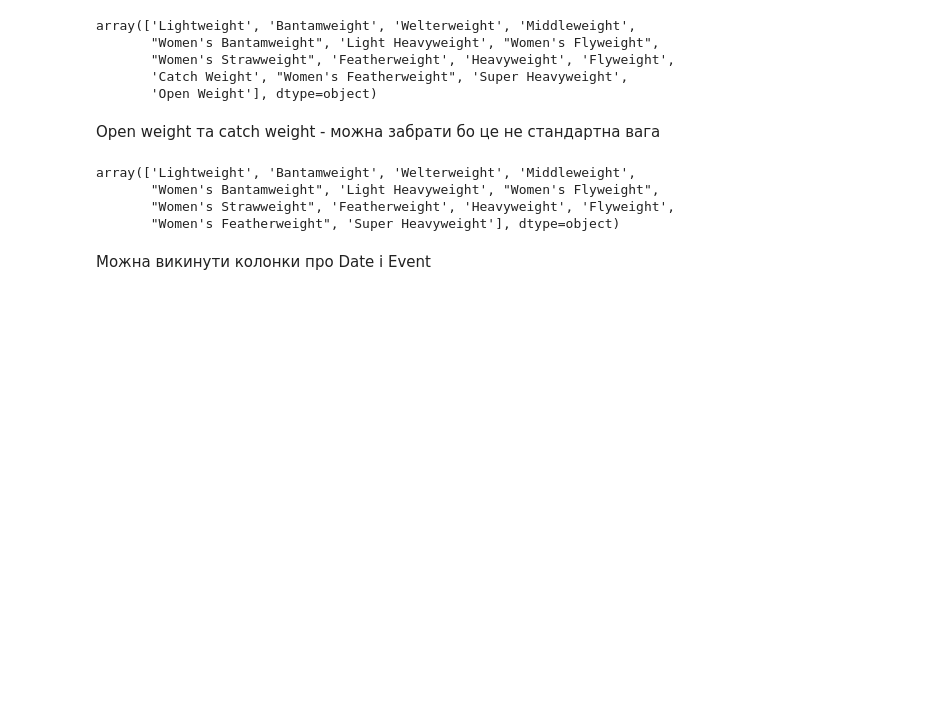
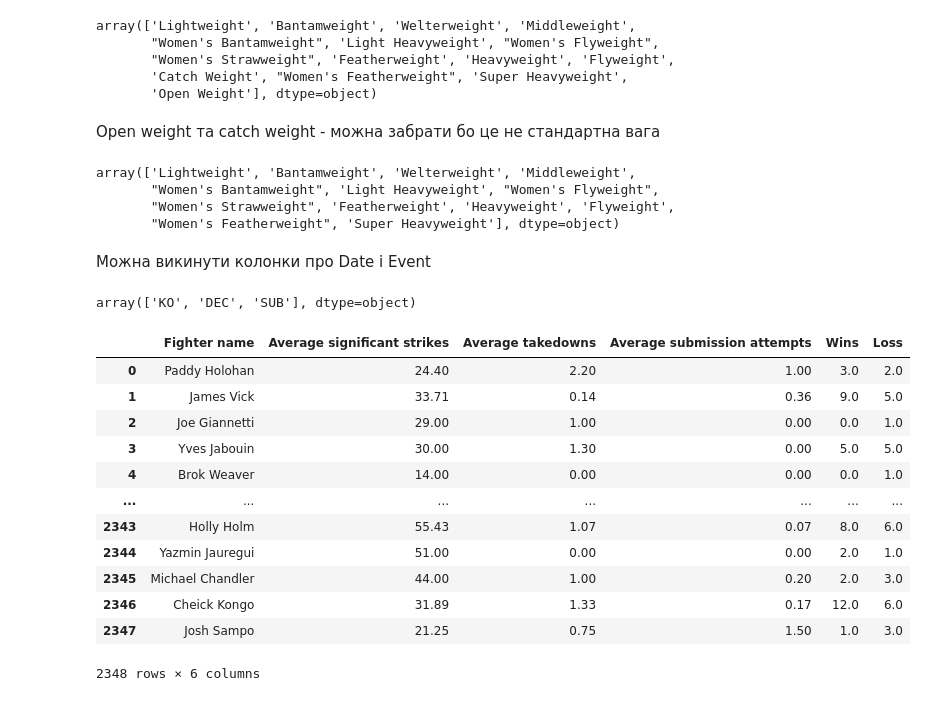
Before and after one commit to Vitaliypn/UFC_Econometrics_Research, a Jupyter notebook: project.ipynb, the cells around one changed output. Saved outputs shown, nothing was run; the diff lists cells and outputs as text; code cells hidden in the pictures; blank space fills up the shorter version.

Commit message:
Add fighters dataframe

```diff
--- a/project.ipynb
+++ b/project.ipynb
@@ -166,3 +167,70 @@ def de_remover(df: pd.DataFrame):
 
 
 df_fil = de_remover(df_fil)
+# %%
+def replace_method(method: str):
+    if "DEC" in method:
+        return "DEC"
+    elif "SUB" in method:
+        return "SUB"
+    elif "KO" in method:
+        return "KO"
+    elif "CNC" in method:
+        return "KO"
+
+df_fil["Method"] = df_fil["Method"].apply(replace_method)
+
+
+df_fil["Method"].unique()
+# %% [output]
+array(['KO', 'DEC', 'SUB'], dtype=object)
+# %%
+fighters = list(set(df_fil["Fighter 1"].unique()).union(set(df_fil["Fighter 2"].unique())))
+fighters_df = pd.DataFrame({"Fighter name": [],
+                            "Average significant strikes": [],
+                            "Average takedowns": [],
+                            "Average submission attempts": [],
+                            "Wins": [],
+                            "Loss": []})
+
+
+for ele in fighters:
+    win_df = df_fil.loc[df_fil["Fighter 1"] == ele]
+    lose_df = df_fil.loc[df_fil["Fighter 2"] == ele]
+
+    wins, losses = int(len(win_df.index)), int(len(lose_df.index))
+
+    amount_of_mentions = wins + losses
+
+    avg_strk = round((win_df["Fighter_1_STR"].sum() + lose_df["Fighter_2_STR"].sum())/amount_of_mentions, 2)
+    avg_tkd = round((win_df["Fighter_1_TD"].sum() + lose_df["Fighter_2_TD"].sum())/amount_of_mentions, 2)
+    avg_subs = round((win_df["Fighter_1_SUB"].sum() + lose_df["Fighter_2_SUB"].sum())/amount_of_mentions, 2)
+
+    data = {
+        "Fighter name": ele,
+        "Average significant strikes": [avg_strk],
+        "Average takedowns": [avg_tkd],
+        "Average submission attempts": [avg_subs],
+        "Wins": [wins],
+        "Loss": [losses]
+    }
+
+    fighters_df = pd.concat([fighters_df, pd.DataFrame(data)], ignore_index = True)
+
+
+
+fighters_df
+# %% [output]
+|  | Fighter name | Average significant strikes | Average takedowns | Average submission attempts | Wins | Loss |
+| 0 | Paddy Holohan | 24.40 | 2.20 | 1.00 | 3.0 | 2.0 |
+| 1 | James Vick | 33.71 | 0.14 | 0.36 | 9.0 | 5.0 |
+| 2 | Joe Giannetti | 29.00 | 1.00 | 0.00 | 0.0 | 1.0 |
+| 3 | Yves Jabouin | 30.00 | 1.30 | 0.00 | 5.0 | 5.0 |
+| 4 | Brok Weaver | 14.00 | 0.00 | 0.00 | 0.0 | 1.0 |
+| ... | ... | ... | ... | ... | ... | ... |
+| 2343 | Holly Holm | 55.43 | 1.07 | 0.07 | 8.0 | 6.0 |
+| 2344 | Yazmin Jauregui | 51.00 | 0.00 | 0.00 | 2.0 | 1.0 |
+| 2345 | Michael Chandler | 44.00 | 1.00 | 0.20 | 2.0 | 3.0 |
+| 2346 | Cheick Kongo | 31.89 | 1.33 | 0.17 | 12.0 | 6.0 |
+| 2347 | Josh Sampo | 21.25 | 0.75 | 1.50 | 1.0 | 3.0 |
+2348 rows × 6 columns
```
Also changed, not shown: parts of 1 cell of this notebook.
